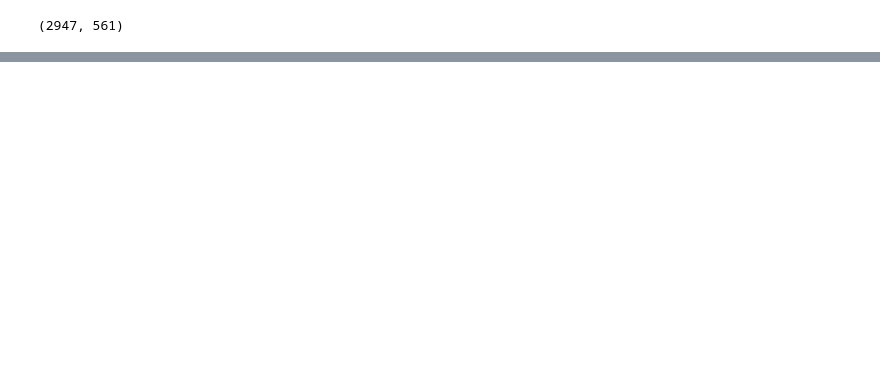
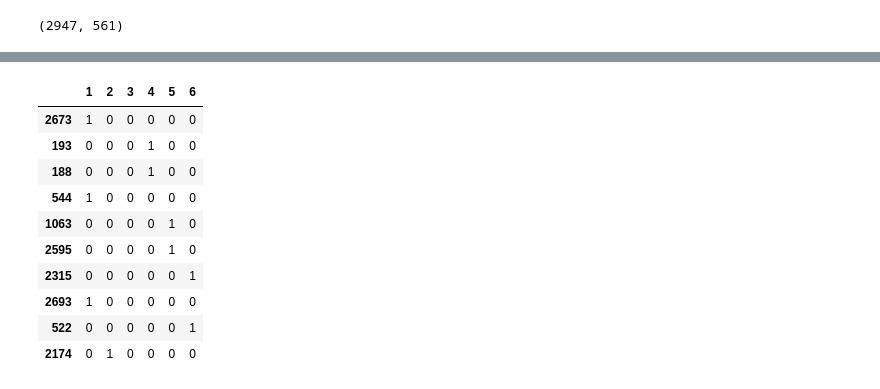
Before and after one commit to economy/smartphone-activity-classifier, a Jupyter notebook: uci-smartphone-classifier.ipynb, the cells around one changed output, grey strips where cells are left out. Drawn from its saved outputs; the diff is of its cells as text; code cells hidden in the pictures; blank space fills up the shorter version.

```diff
--- a/uci-smartphone-classifier.ipynb
+++ b/uci-smartphone-classifier.ipynb
@@ -118,0 +129,6 @@ train_df.head()
+# %%
+def one_hot(x):
+    a = np.zeros(shape=(6,))
+    a[x-1] = 1.0
+
+    return a
@@ -179,0 +213,2 @@ test_df.head()
+# %%
+y_test = np.array([ one_hot(x) for x in test_tags.values ])
@@ -179,0 +276,15 @@ test_df.head()
+# %%
+## real values
+pd.DataFrame(y_test, columns=[1,2,3,4,5,6]).sample(10, random_state=12345).applymap(lambda x: int(x))
+# %% [output]
+|  | 1 | 2 | 3 | 4 | 5 | 6 |
+| 2673 | 1 | 0 | 0 | 0 | 0 | 0 |
+| 193 | 0 | 0 | 0 | 1 | 0 | 0 |
+| 188 | 0 | 0 | 0 | 1 | 0 | 0 |
+| 544 | 1 | 0 | 0 | 0 | 0 | 0 |
+| 1063 | 0 | 0 | 0 | 0 | 1 | 0 |
+| 2595 | 0 | 0 | 0 | 0 | 1 | 0 |
+| 2315 | 0 | 0 | 0 | 0 | 0 | 1 |
+| 2693 | 1 | 0 | 0 | 0 | 0 | 0 |
+| 522 | 0 | 0 | 0 | 0 | 0 | 1 |
+| 2174 | 0 | 1 | 0 | 0 | 0 | 0 |
```
Also changed, not shown: parts of 24 cells of this notebook.
